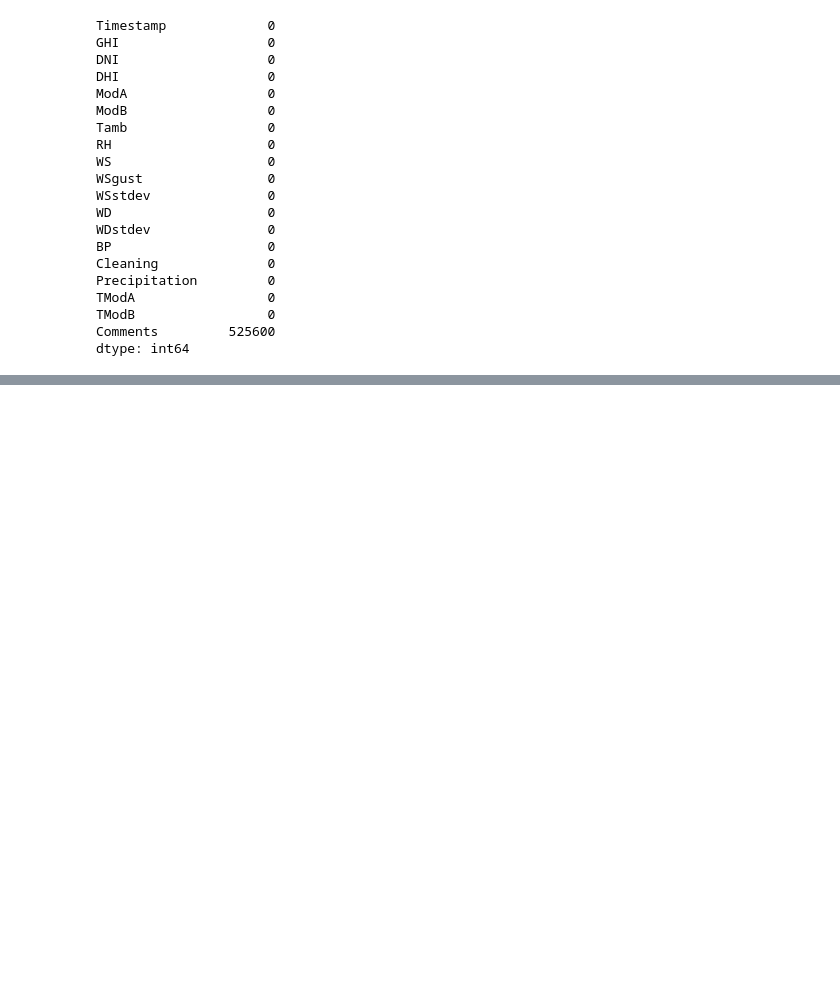
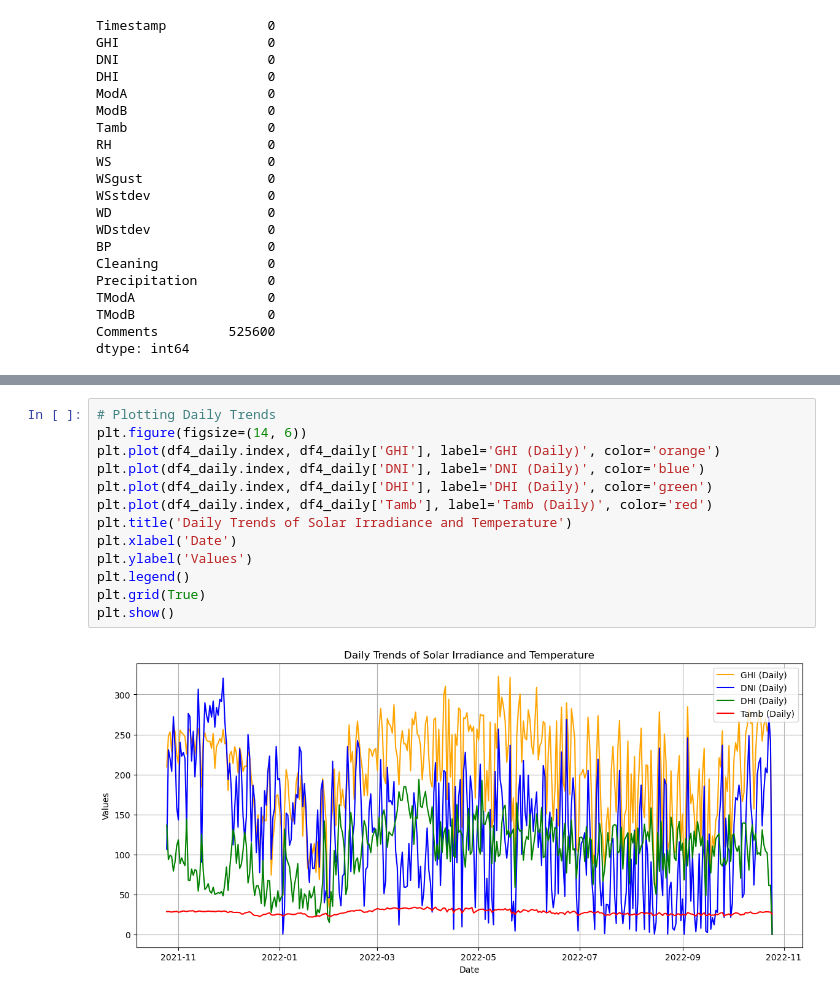
Before and after one commit to Begizew2112/10academykifiya-AIM-week0, a Jupyter notebook: notbooks/country3.ipynb, the cells around one changed output, grey strips where cells are left out. Cells and saved outputs as stored; diff of their text form; blank space fills up the shorter version.

```diff
--- a/notbooks/country3.ipynb
+++ b/notbooks/country3.ipynb
@@ -45,0 +336,15 @@ dtype: int64
+# %%
+# Plotting Daily Trends
+plt.figure(figsize=(14, 6))
+plt.plot(df4_daily.index, df4_daily['GHI'], label='GHI (Daily)', color='orange')
+plt.plot(df4_daily.index, df4_daily['DNI'], label='DNI (Daily)', color='blue')
+plt.plot(df4_daily.index, df4_daily['DHI'], label='DHI (Daily)', color='green')
+plt.plot(df4_daily.index, df4_daily['Tamb'], label='Tamb (Daily)', color='red')
+plt.title('Daily Trends of Solar Irradiance and Temperature')
+plt.xlabel('Date')
+plt.ylabel('Values')
+plt.legend()
+plt.grid(True)
+plt.show()
+# %% [output]
+[figure, added]
```
Also changed, not shown: parts of 25 cells of this notebook, 7 other files.
